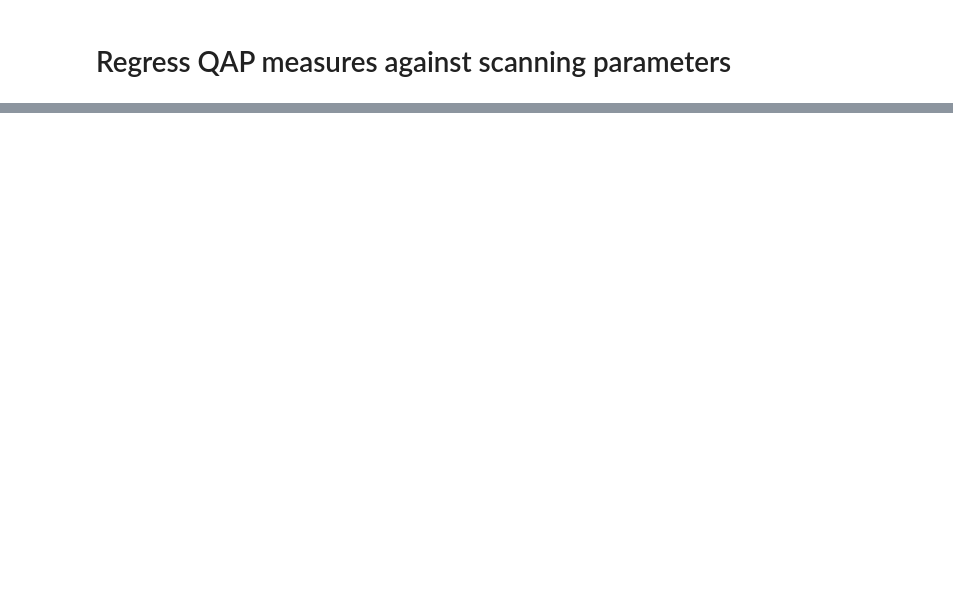
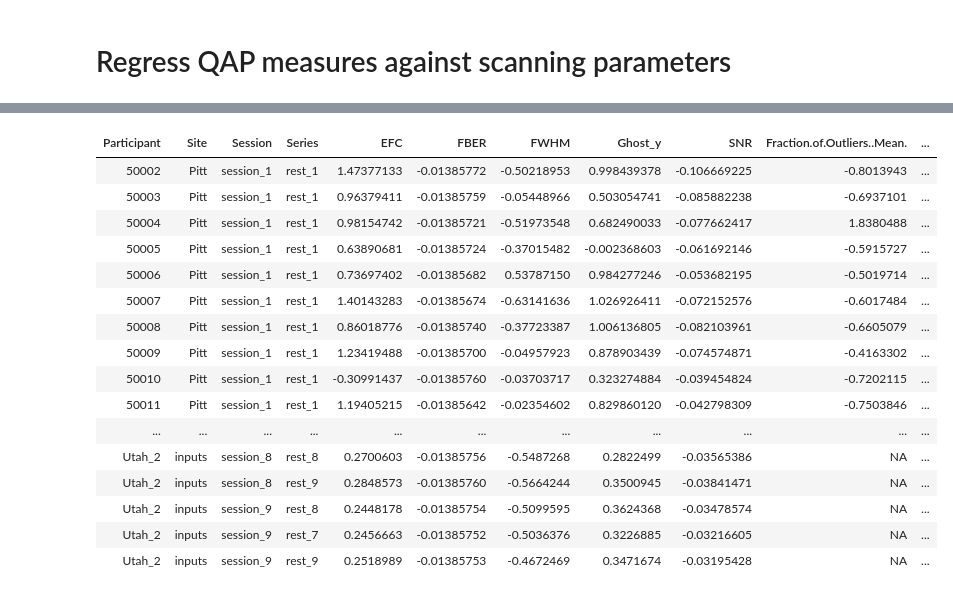
Before and after one commit to preprocessed-connectomes-project/giavasis2015-QAP-paper, a Jupyter notebook: data_analysis/QAP_Parameter_regressions.ipynb, the cells around one changed output, grey strips where cells are left out. Cells and saved outputs as stored; diff of their text form; code cells hidden in the pictures; blank space fills up the shorter version.

```diff
--- a/data_analysis/QAP_Parameter_regressions.ipynb
+++ b/data_analysis/QAP_Parameter_regressions.ipynb
@@ -106,0 +351,23 @@ F-statistic: 47.54 on 9 and 871 DF,  p-value: < 2.2e-16
+# %%
+abide_fmri_scan_params<-read.csv("rest_abide_scan_params_bids_slicetimes.csv")
+
+# reduce to just the Siemens systems
+abide_fmri_scan_params<-abide_fmri_scan_params %>%
+                     filter(Manufacturer == "Siemens") %>%
+                         mutate(Scanner = paste(Manufacturer,ManufacturersModelName))
+abide_fmri_scan_params$Scanner<-factor(abide_fmri_scan_params$Scanner)
+
+abide_fmri_scan_params<-abide_fmri_scan_params %>%
+                     rowwise() %>%
+                       mutate(VoxelVolume = as.numeric(SliceThickness)*
+                                            prod(as.numeric(unlist(strsplit(as.character(PixelSpacing), "x")))))
+
+abide_fmri_scan_params<-abide_fmri_scan_params %>%
+                     rowwise() %>%
+                       mutate(AcquisitionDuration = timestamp_to_numeric(AcquisitionDuration))
+
+abide_fmri_scan_params<-abide_fmri_scan_params %>%
+                      dplyr::select(Site, Scanner, AcquisitionDuration, EchoTime ,RepetitionTime, FlipAngle, VoxelVolume) %>%
+                      drop_na()
+
+abide_fmri_scan_params$Scanner<-droplevels(abide_fmri_scan_params$Scanner)
@@ -106,0 +577,6 @@ F-statistic: 47.54 on 9 and 871 DF,  p-value: < 2.2e-16
+# %%
+# Combine the twodatasets into one large dataframe
+qap_param_df<-bind_rows(abide_func_df,corr_func_spat_df)
+
+# mean center all of the covariates
+qap_param_df<-qap_param_df %>% mutate_if(is.numeric, funs(scale(., scale=TRUE)))
@@ -106,0 +589,20 @@ F-statistic: 47.54 on 9 and 871 DF,  p-value: < 2.2e-16
+# %%
+qap_param_df
+# %% [output]
+| Participant | Site | Session | Series | EFC | FBER | FWHM | Ghost_y | SNR | Fraction.of.Outliers..Mean. | ... |
+| 50002 | Pitt | session_1 | rest_1 | 1.47377133 | -0.01385772 | -0.50218953 | 0.998439378 | -0.106669225 | -0.8013943 | ... |
+| 50003 | Pitt | session_1 | rest_1 | 0.96379411 | -0.01385759 | -0.05448966 | 0.503054741 | -0.085882238 | -0.6937101 | ... |
+| 50004 | Pitt | session_1 | rest_1 | 0.98154742 | -0.01385721 | -0.51973548 | 0.682490033 | -0.077662417 | 1.8380488 | ... |
+| 50005 | Pitt | session_1 | rest_1 | 0.63890681 | -0.01385724 | -0.37015482 | -0.002368603 | -0.061692146 | -0.5915727 | ... |
+| 50006 | Pitt | session_1 | rest_1 | 0.73697402 | -0.01385682 | 0.53787150 | 0.984277246 | -0.053682195 | -0.5019714 | ... |
+| 50007 | Pitt | session_1 | rest_1 | 1.40143283 | -0.01385674 | -0.63141636 | 1.026926411 | -0.072152576 | -0.6017484 | ... |
+| 50008 | Pitt | session_1 | rest_1 | 0.86018776 | -0.01385740 | -0.37723387 | 1.006136805 | -0.082103961 | -0.6605079 | ... |
+| 50009 | Pitt | session_1 | rest_1 | 1.23419488 | -0.01385700 | -0.04957923 | 0.878903439 | -0.074574871 | -0.4163302 | ... |
+| 50010 | Pitt | session_1 | rest_1 | -0.30991437 | -0.01385760 | -0.03703717 | 0.323274884 | -0.039454824 | -0.7202115 | ... |
+| 50011 | Pitt | session_1 | rest_1 | 1.19405215 | -0.01385642 | -0.02354602 | 0.829860120 | -0.042798309 | -0.7503846 | ... |
+| ... | ... | ... | ... | ... | ... | ... | ... | ... | ... | ... |
+| Utah_2 | inputs | session_8 | rest_8 | 0.2700603 | -0.01385756 | -0.5487268 | 0.2822499 | -0.03565386 | NA | ... |
+| Utah_2 | inputs | session_8 | rest_9 | 0.2848573 | -0.01385760 | -0.5664244 | 0.3500945 | -0.03841471 | NA | ... |
+| Utah_2 | inputs | session_9 | rest_8 | 0.2448178 | -0.01385754 | -0.5099595 | 0.3624368 | -0.03478574 | NA | ... |
+| Utah_2 | inputs | session_9 | rest_7 | 0.2456663 | -0.01385752 | -0.5036376 | 0.3226885 | -0.03216605 | NA | ... |
+| Utah_2 | inputs | session_9 | rest_9 | 0.2518989 | -0.01385753 | -0.4672469 | 0.3471674 | -0.03195428 | NA | ... |
```
Also changed, not shown: parts of 45 cells of this notebook, 2 other files.
